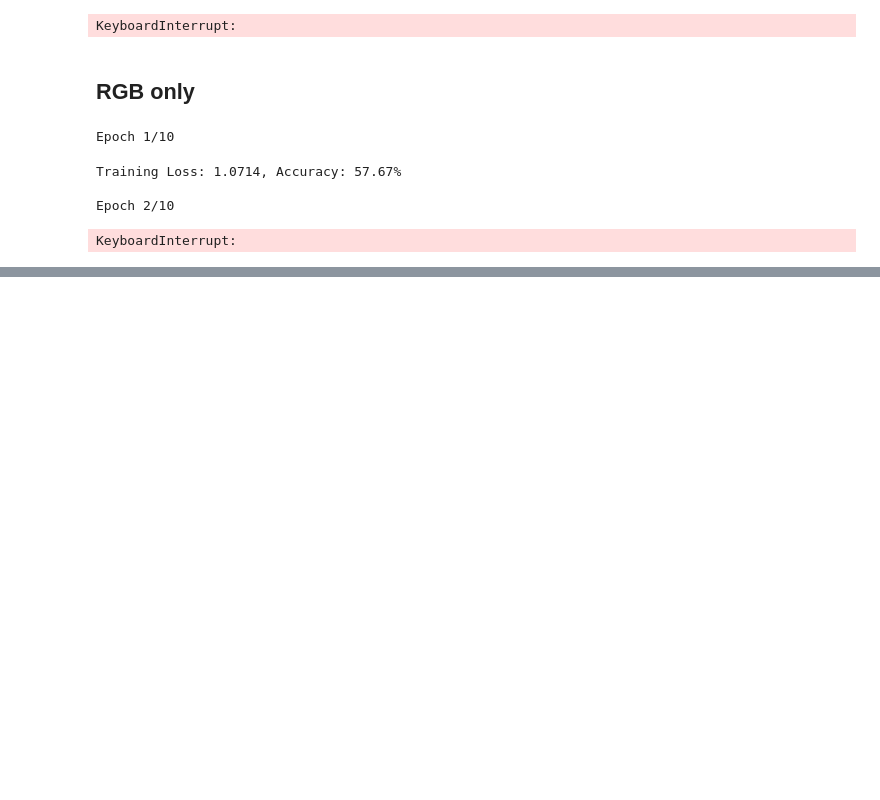
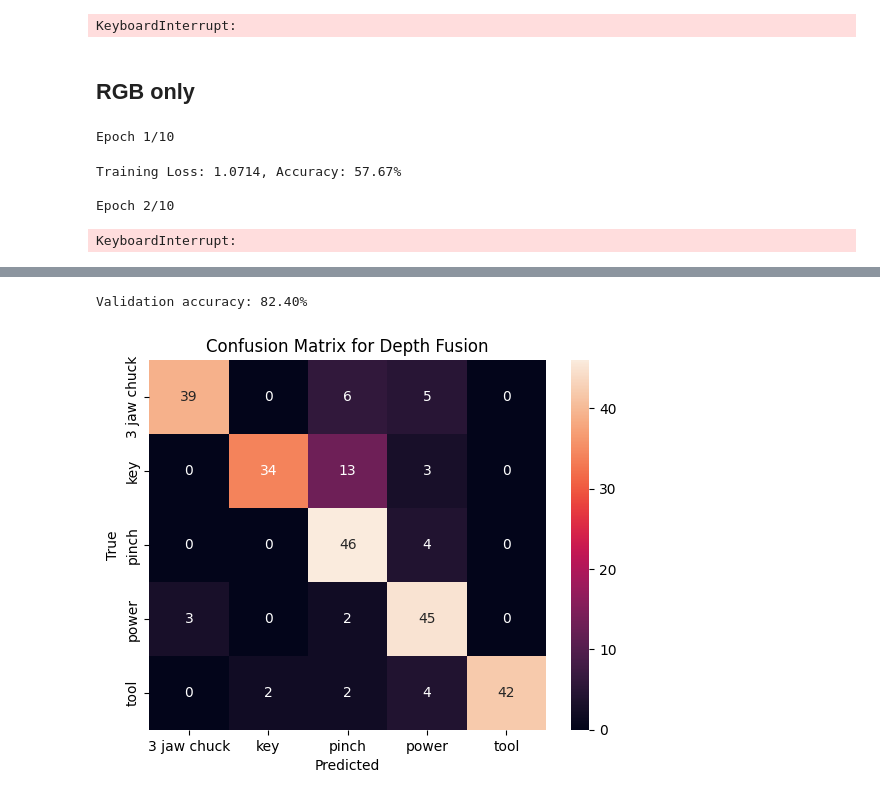
Before and after one commit to wish2023/Dexterous-manipulation-via-vision, a Jupyter notebook: visualise.ipynb, the cells around one changed output, grey strips where cells are left out. Saved outputs shown, nothing was run; the diff lists cells and outputs as text; code cells hidden in the pictures; blank space fills up the shorter version.

```diff
--- a/visualise.ipynb
+++ b/visualise.ipynb
@@ -418,0 +587,74 @@ KeyboardInterrupt:
+# %%
+import torch
+
+import torch.nn as nn
+from torch.utils.data import DataLoader
+import torch.optim as optim
+from tqdm import tqdm
+
+from dataset import RGBDGraspDataset
+from model import ResNetDepthFusion
+from utils import get_device
+
+
+datasets = [
+    {
+        'image_path': '../data/DeepGrasping_JustImages',
+        'depth_path': '../data/DEPTH_DeepGrasping_JustImages',
+        'anno_path': '../data/DeepGrasping_Anno',
+        'image_subdirs': [f'{i:02}' for i in range(1, 11)],
+    },
+    {
+        'image_path': '../data/Imagenet',
+        'depth_path': '../data/DEPTH_Imagenet',
+        'anno_path': '../data/Anno_ImageNet.json',
+    },
+    {
+        'image_path': '../data/HandCam',
+        'depth_path': '../data/DEPTH_HandCam',
+        'anno_path': '../data/Anno_HandCam4.json',
+    }
+]
+
+test_dataset = RGBDGraspDataset([datasets[2]])
+device = get_device()
+model = ResNetDepthFusion().to(device)
+model.load_state_dict(torch.load('depth_fusion_final.pt', map_location=torch.device('cpu')))
+
+test_loader = DataLoader(test_dataset, batch_size=64, shuffle=False, num_workers=0)
+
+model.eval()
+total = 0
+correct = 0
+y_true, y_pred = [], []
+with torch.no_grad():
+    for rgb_maps, depth_maps, labels in tqdm(test_loader, desc="Validation"):
+        rgb_maps, depth_maps, labels = rgb_maps.to(device), depth_maps.to(device), labels.to(device)
+
+        outputs = model(rgb_maps, depth_maps)
+
+        _, predicted = torch.max(outputs, 1)
+        total += labels.size(0)
+        correct += (predicted == labels).sum().item()
+        y_true.extend(labels.cpu().numpy())
+        y_pred.extend(predicted.cpu().numpy())
+
+    val_accuracy = 100 * correct / total
+
+    print(f"Validation accuracy: {val_accuracy:.2f}%")
+# %% [output]
+Validation accuracy: 82.40%
+# %%
+import matplotlib.pyplot as plt
+import seaborn as sns
+from sklearn.metrics import confusion_matrix, ConfusionMatrixDisplay
+
+cm = confusion_matrix(y_true, y_pred)
+
+sns.heatmap(cm, annot=True, xticklabels=class_names, yticklabels=class_names)
+plt.xlabel("Predicted")
+plt.ylabel("True")
+plt.title("Confusion Matrix for Depth Fusion")
+plt.show()
+# %% [output]
+[figure, added]
```
Also changed, not shown: parts of 13 cells of this notebook, 1 other file.
